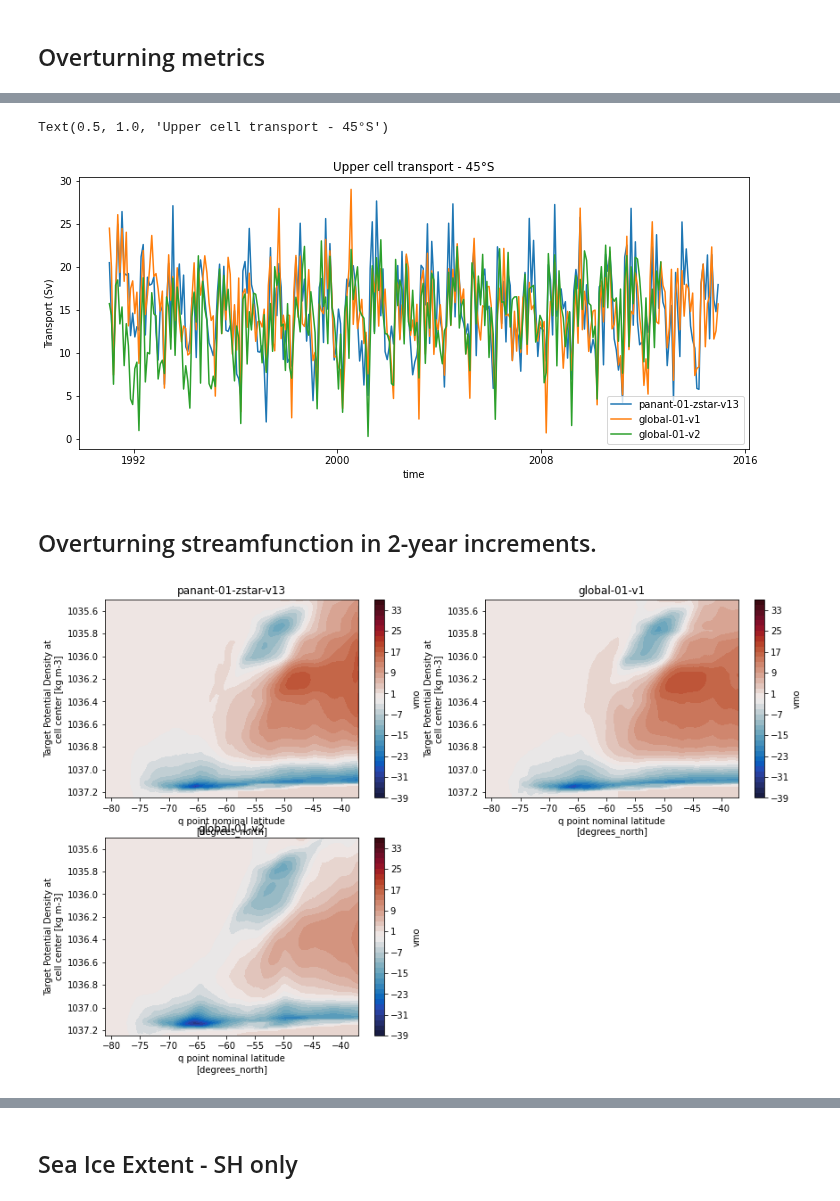
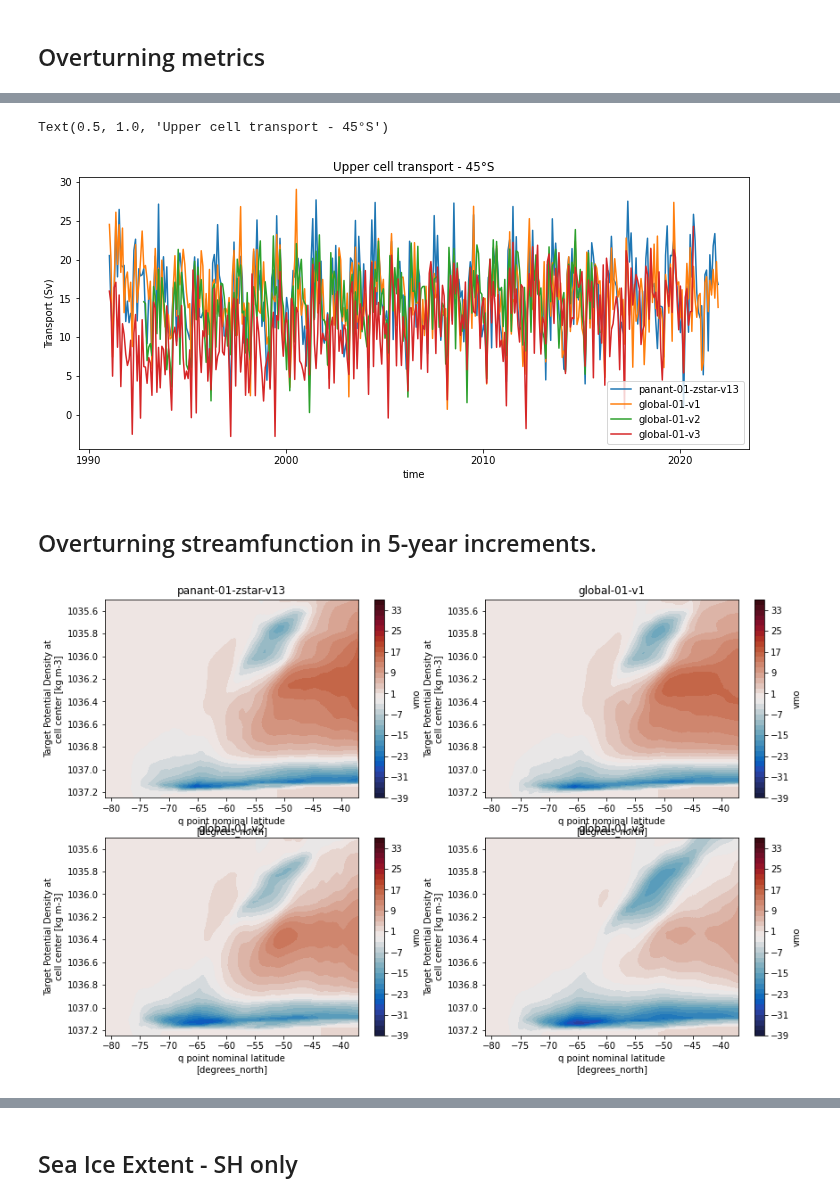
Before and after one commit to COSIMA/mom6-diagnostics, a Jupyter notebook: global-01/ComparisonWithPanant.ipynb, the cells around one changed output, grey strips where cells are left out. Saved outputs shown, nothing was run; the diff lists cells and outputs as text; code cells hidden in the pictures.

Commit message:
updating global diagnostics for latest experiments

```diff
--- a/global-01/ComparisonWithPanant.ipynb
+++ b/global-01/ComparisonWithPanant.ipynb
@@ -37,7 +51,8 @@ client
 # %%
 expts = ['panant-01-zstar-v13',
          'global-01-v1',
-         'global-01-v2']
+         'global-01-v2',
+         'global-01-v3']
 # %% [markdown]
 ## ACC Transport
 # %%
@@ -46,7 +61,7 @@ for expt in expts:
     print(expt)
     umo_2d = cc.querying.getvar(expt,'umo_2d', session,frequency='1 monthly')
     DP = umo_2d.sel(xq=-71,method='nearest').sel(yh=slice(-82,-50)).sum('yh')/1e9
-    DP.sel(time=slice('1990-01-01','2015-01-01')).plot(label=expt)
+    DP.sel(time=slice('1990-01-01','2022-01-01')).plot(label=expt)
     #DP.plot(label=expt)
 
 plt.title('Drake Passage Transport')
@@ -78,7 +94,7 @@ lat = -55
 for expt in expts:
     vmo = cc.querying.getvar(expt, 'vmo', session)
     vmo_ts = vmo.sel(yq=lat,method='nearest').sum('xh').cumsum('rho2_l').sel(rho2_l=slice(1036.5,1037.5)).min(dim='rho2_l').load()/1e9
-    vmo_ts.sel(time=slice('1990-01-01','2015-01-01')).plot(label=expt)
+    vmo_ts.sel(time=slice('1990-01-01','2022-01-01')).plot(label=expt)
 plt.legend()
 plt.ylabel('Transport (Sv)')
 plt.title('Abyssal cell transport - %d°S'%(-lat))
@@ -91,7 +107,7 @@ lat = -45
 for expt in expts:
     vmo = cc.querying.getvar(expt, 'vmo', session)
     vmo_ts = vmo.sel(yq=lat,method='nearest').sum('xh').cumsum('rho2_l').sel(rho2_l=slice(1036.5,1037.5)).min(dim='rho2_l').load()/1e9
-    vmo_ts.sel(time=slice('1990-01-01','2015-01-01')).plot(label=expt)
+    vmo_ts.sel(time=slice('1990-01-01','2022-01-01')).plot(label=expt)
 plt.legend()
 plt.ylabel('Transport (Sv)')
 plt.title('Abyssal cell transport - %d°S'%(-lat))
@@ -118,32 +117,32 @@ Text(0.5, 1.0, 'Abyssal cell transport - 45°S')
 # %%
 plt.figure(figsize=(12,5))
 lat = -45
 for expt in expts:
     vmo = cc.querying.getvar(expt, 'vmo', session)
     vmo_ts = vmo.sel(yq=lat,method='nearest').sum('xh').cumsum('rho2_l').sel(rho2_l=slice(1035.5,1037)).max(dim='rho2_l').load()/1e9
-    vmo_ts.sel(time=slice('1990-01-01','2015-01-01')).plot(label=expt)
+    vmo_ts.sel(time=slice('1990-01-01','2022-01-01')).plot(label=expt)
 plt.legend()
 plt.ylabel('Transport (Sv)')
 plt.title('Upper cell transport - %d°S'%(-lat))
 # %% [output]
 Text(0.5, 1.0, 'Upper cell transport - 45°S')
-[figure, old version]
+[figure, new version]
 # %% [markdown]
-## Overturning streamfunction in 2-year increments.
+## Overturning streamfunction in 5-year increments.
 # %%
 plt.figure(figsize=(14,9))
 ii=0
 for expt in expts:
     ii+=1
     vmo = cc.querying.getvar(expt, 'vmo', session)
-    vmo_year1 = vmo.sel(time=slice('1991-01-01','1992-12-31')).sel(yq=slice(-85,-37)).sum('xh').mean('time').load()/1e9
+    vmo_year1 = vmo.sel(time=slice('1991-01-01','1995-12-31')).sel(yq=slice(-85,-37)).sum('xh').mean('time').load()/1e9
     plt.subplot(2,2,ii)
     vmo_year1.cumsum('rho2_l').plot.contourf(levels=np.arange(-39,39,2),cmap=cm.cm.balance)
     plt.ylim([1035.5,1037.25])
     plt.gca().invert_yaxis()
     plt.title(expt)
 # %% [output]
-[figure, old version]
+[figure, new version]
 # %%
 plt.figure(figsize=(14,9))
 ii=0
```
Also changed, not shown: parts of 15 cells of this notebook.
